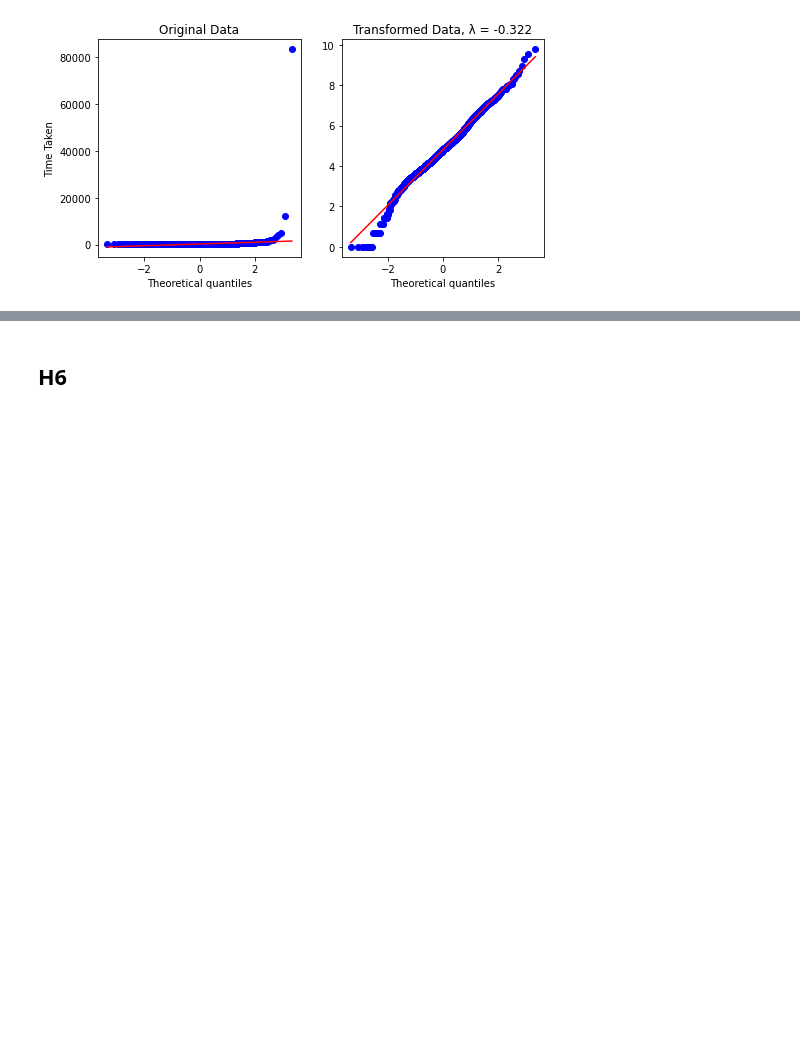
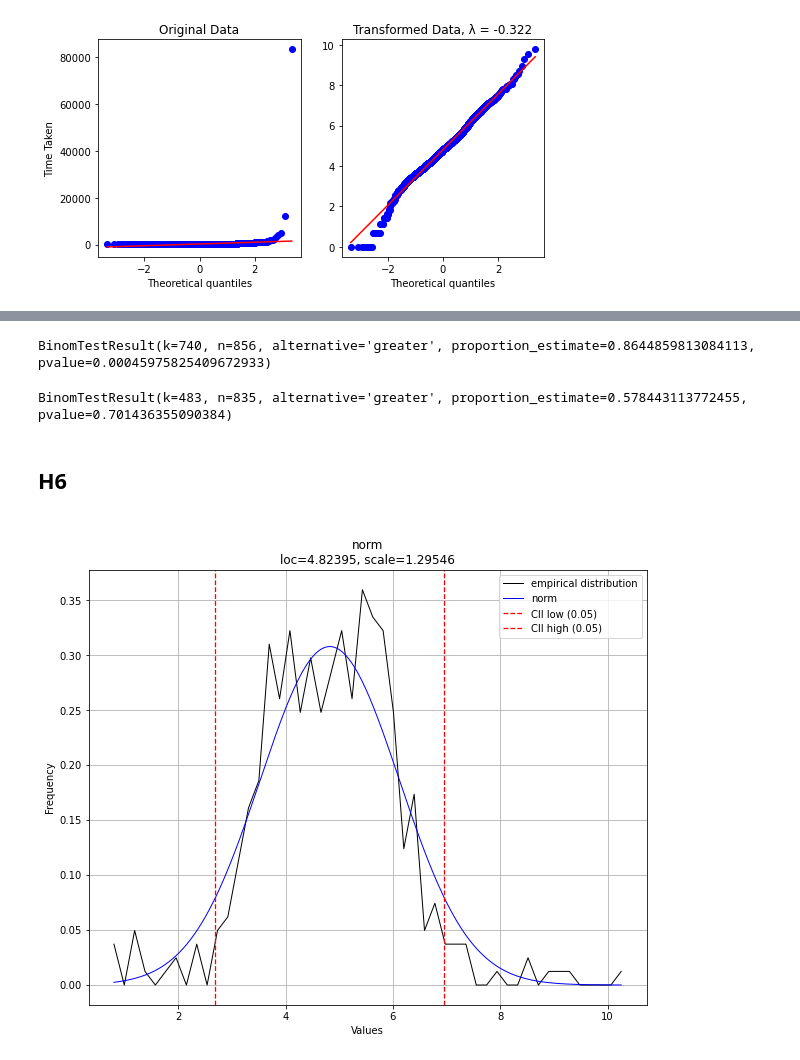
Before and after one commit to velitchko/graph-vis-evaluation-ext, a Jupyter notebook: python/Hypotheses.ipynb, the cells around one changed output, grey strips where cells are left out. Cells and saved outputs as stored; diff of their text form; code cells hidden in the pictures; blank space fills up the shorter version.

```diff
--- a/python/Hypotheses.ipynb
+++ b/python/Hypotheses.ipynb
@@ -1305,2 +1297,10 @@ BinomTestResult(k=483, n=835, alternative='greater', proportion_estimate=0.57844
+# %%
+binomtest(success_m_single, num_trial_m_single, p=success_prob_nl_single, alternative="greater")
+# %% [output]
+BinomTestResult(k=740, n=856, alternative='greater', proportion_estimate=0.8644859813084113, pvalue=0.00045975825409672933)
+# %%
+binomtest(success_nl_clique, num_trial_nl_clique, p=success_prob_m_clique, alternative="greater")
+# %% [output]
+BinomTestResult(k=483, n=835, alternative='greater', proportion_estimate=0.578443113772455, pvalue=0.701436355090384)
 # %% [markdown]
 ## H6
@@ -1321,0 +1307,40 @@ BinomTestResult(k=483, n=835, alternative='greater', proportion_estimate=0.57844
+# %%
+# pairwise tests for time
+# M_SI M_JP
+# M_SI M_AN
+# M_SI M_TL
+# M_SI NL_SI
+# M_SI NL_JP
+# M_SI NL_AN
+# M_SI NL_TL
+# Alpha = 0.00625 (bonferoni correction for 8 tests)
+# step 1: create data groups (nl vs m)
+h6_nl_df = original_df.loc[original_df['network_enc'] == 'nl']
+h6_m_df = original_df.loc[original_df['network_enc'] == 'm']
+
+# step 1.1: further subdivide based on task type
+# nl vs m for si
+h6_nl_df_si = h1_nl_df.loc[h1_nl_df['temporal_enc'] == 'si']
+h6_m_df_si = h1_m_df.loc[h1_m_df['temporal_enc'] == 'si']
+
+# nl vs m for jp
+h6_nl_df_jp = h1_nl_df.loc[h1_nl_df['temporal_enc'] == 'jp']
+h6_m_df_jp = h1_m_df.loc[h1_m_df['temporal_enc'] == 'jp']
+
+# nl vs m for tl
+h6_nl_df_tl = h1_nl_df.loc[h1_nl_df['temporal_enc'] == 'tl']
+h6_m_df_tl = h1_m_df.loc[h1_m_df['temporal_enc'] == 'tl']
+
+# nl vs m for an
+h6_nl_df_an = h1_nl_df.loc[h1_nl_df['temporal_enc'] == 'an']
+h6_m_df_an = h1_m_df.loc[h1_m_df['temporal_enc'] == 'an']
+
+# binominal for correcctness
+# Alpha = 0.00625 (bonferoni correction for 8 tests)
+
+# parse new csv to check preferences of network + temporal encoding
+# %%
+# step 2: check data distribution
+check_dist(box_cox(h6_nl_df_si['time']))
+# %% [output]
+[figure, added]
```
Also changed, not shown: parts of 159 cells of this notebook.
